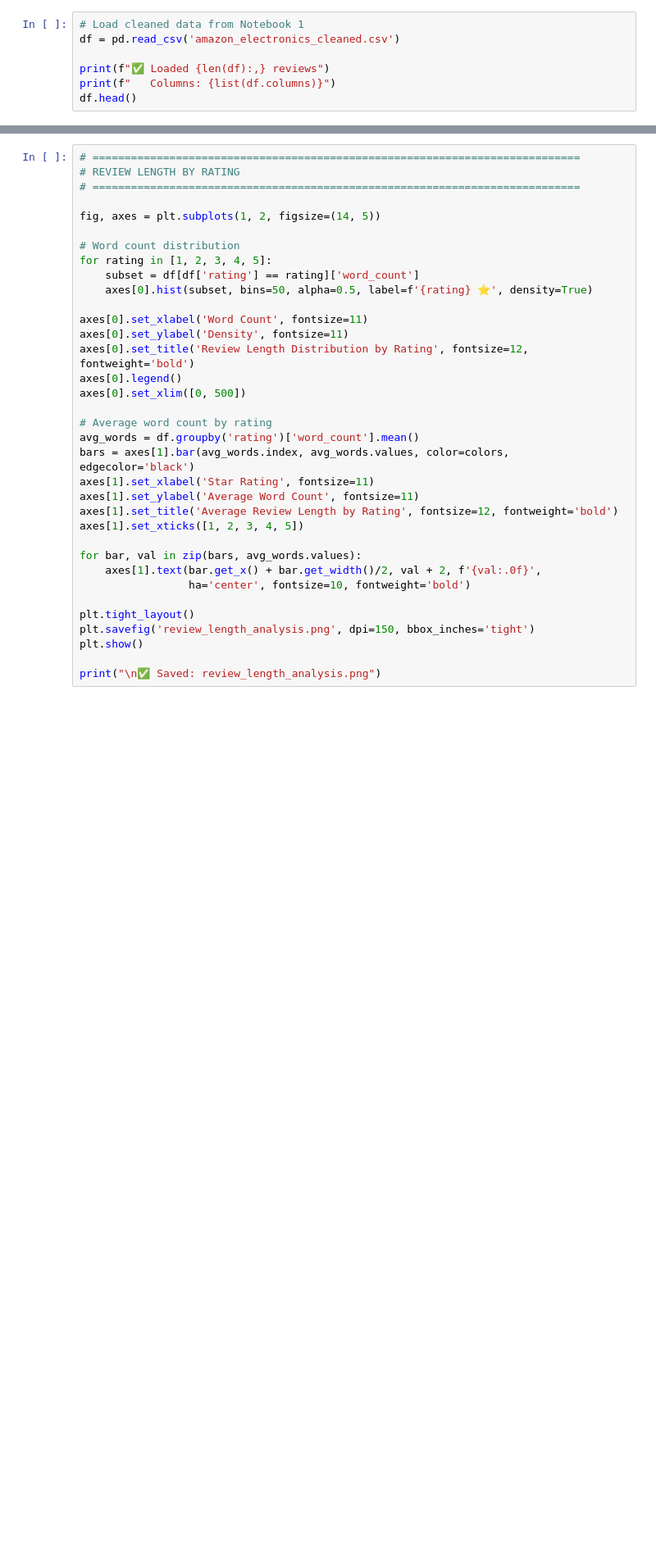
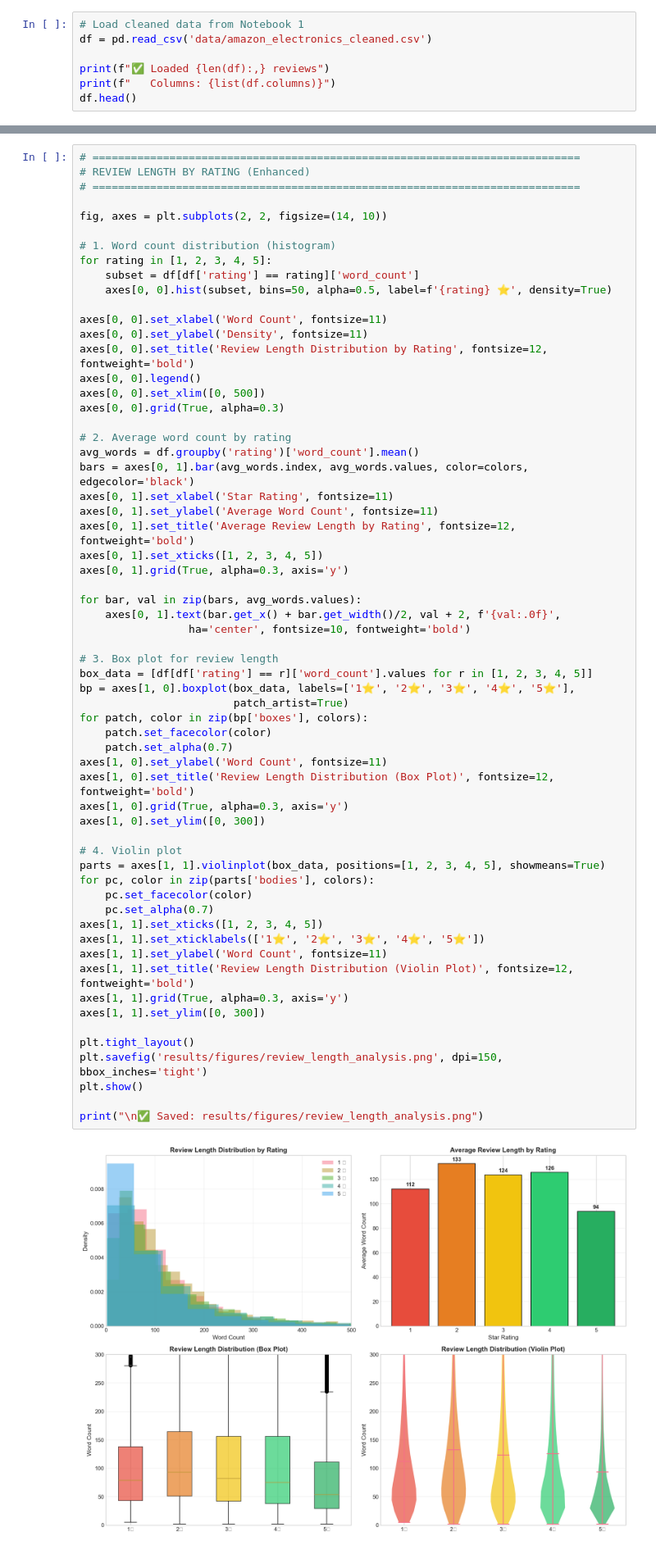
Before and after one commit to Atharv-Girish-Chaudhary/ordinal-sentiment-classification, a Jupyter notebook: notebooks/2_EDA_Visualization.ipynb, the cells around one changed output, grey strips where cells are left out. Shown at 82% size. Cells and saved outputs as stored; diff of their text form; blank space fills up the shorter version.

```diff
--- a/notebooks/2_EDA_Visualization.ipynb
+++ b/notebooks/2_EDA_Visualization.ipynb
@@ -30,6 +22,6 @@ print("✅ Libraries imported")
 # %%
 # Load cleaned data from Notebook 1
-df = pd.read_csv('amazon_electronics_cleaned.csv')
+df = pd.read_csv('data/amazon_electronics_cleaned.csv')
 
 print(f"✅ Loaded {len(df):,} reviews")
 print(f"   Columns: {list(df.columns)}")
@@ -85,35 +96,63 @@ print(df[['text_length', 'word_count']].describe())
 # %%
 # ============================================================================
-# REVIEW LENGTH BY RATING
+# REVIEW LENGTH BY RATING (Enhanced)
 # ============================================================================
 
-fig, axes = plt.subplots(1, 2, figsize=(14, 5))
+fig, axes = plt.subplots(2, 2, figsize=(14, 10))
 
-# Word count distribution
+# 1. Word count distribution (histogram)
 for rating in [1, 2, 3, 4, 5]:
     subset = df[df['rating'] == rating]['word_count']
-    axes[0].hist(subset, bins=50, alpha=0.5, label=f'{rating} ⭐', density=True)
+    axes[0, 0].hist(subset, bins=50, alpha=0.5, label=f'{rating} ⭐', density=True)
 
-axes[0].set_xlabel('Word Count', fontsize=11)
-axes[0].set_ylabel('Density', fontsize=11)
-axes[0].set_title('Review Length Distribution by Rating', fontsize=12, fontweight='bold')
-axes[0].legend()
-axes[0].set_xlim([0, 500])
+axes[0, 0].set_xlabel('Word Count', fontsize=11)
+axes[0, 0].set_ylabel('Density', fontsize=11)
+axes[0, 0].set_title('Review Length Distribution by Rating', fontsize=12, fontweight='bold')
+axes[0, 0].legend()
+axes[0, 0].set_xlim([0, 500])
+axes[0, 0].grid(True, alpha=0.3)
 
-# Average word count by rating
+# 2. Average word count by rating
 avg_words = df.groupby('rating')['word_count'].mean()
-bars = axes[1].bar(avg_words.index, avg_words.values, color=colors, edgecolor='black')
-axes[1].set_xlabel('Star Rating', fontsize=11)
-axes[1].set_ylabel('Average Word Count', fontsize=11)
-axes[1].set_title('Average Review Length by Rating', fontsize=12, fontweight='bold')
-axes[1].set_xticks([1, 2, 3, 4, 5])
+bars = axes[0, 1].bar(avg_words.index, avg_words.values, color=colors, edgecolor='black')
+axes[0, 1].set_xlabel('Star Rating', fontsize=11)
+axes[0, 1].set_ylabel('Average Word Count', fontsize=11)
+axes[0, 1].set_title('Average Review Length by Rating', fontsize=12, fontweight='bold')
+axes[0, 1].set_xticks([1, 2, 3, 4, 5])
+axes[0, 1].grid(True, alpha=0.3, axis='y')
 
 for bar, val in zip(bars, avg_words.values):
-    axes[1].text(bar.get_x() + bar.get_width()/2, val + 2, f'{val:.0f}',
+    axes[0, 1].text(bar.get_x() + bar.get_width()/2, val + 2, f'{val:.0f}',
                  ha='center', fontsize=10, fontweight='bold')
 
+# 3. Box plot for review length
+box_data = [df[df['rating'] == r]['word_count'].values for r in [1, 2, 3, 4, 5]]
+bp = axes[1, 0].boxplot(box_data, labels=['1⭐', '2⭐', '3⭐', '4⭐', '5⭐'],
+                        patch_artist=True)
+for patch, color in zip(bp['boxes'], colors):
+    patch.set_facecolor(color)
+    patch.set_alpha(0.7)
+axes[1, 0].set_ylabel('Word Count', fontsize=11)
+axes[1, 0].set_title('Review Length Distribution (Box Plot)', fontsize=12, fontweight='bold')
+axes[1, 0].grid(True, alpha=0.3, axis='y')
+axes[1, 0].set_ylim([0, 300])
+
+# 4. Violin plot
+parts = axes[1, 1].violinplot(box_data, positions=[1, 2, 3, 4, 5], showmeans=True)
+for pc, color in zip(parts['bodies'], colors):
+    pc.set_facecolor(color)
+    pc.set_alpha(0.7)
+axes[1, 1].set_xticks([1, 2, 3, 4, 5])
+axes[1, 1].set_xticklabels(['1⭐', '2⭐', '3⭐', '4⭐', '5⭐'])
+axes[1, 1].set_ylabel('Word Count', fontsize=11)
+axes[1, 1].set_title('Review Length Distribution (Violin Plot)', fontsize=12, fontweight='bold')
+axes[1, 1].grid(True, alpha=0.3, axis='y')
+axes[1, 1].set_ylim([0, 300])
+
 plt.tight_layout()
-plt.savefig('review_length_analysis.png', dpi=150, bbox_inches='tight')
+plt.savefig('results/figures/review_length_analysis.png', dpi=150, bbox_inches='tight')
 plt.show()
 
-print("\n✅ Saved: review_length_analysis.png")
+print("\n✅ Saved: results/figures/review_length_analysis.png")
+# %% [output]
+[figure, added]
```
Also changed, not shown: parts of 16 cells of this notebook, 24 other files.
